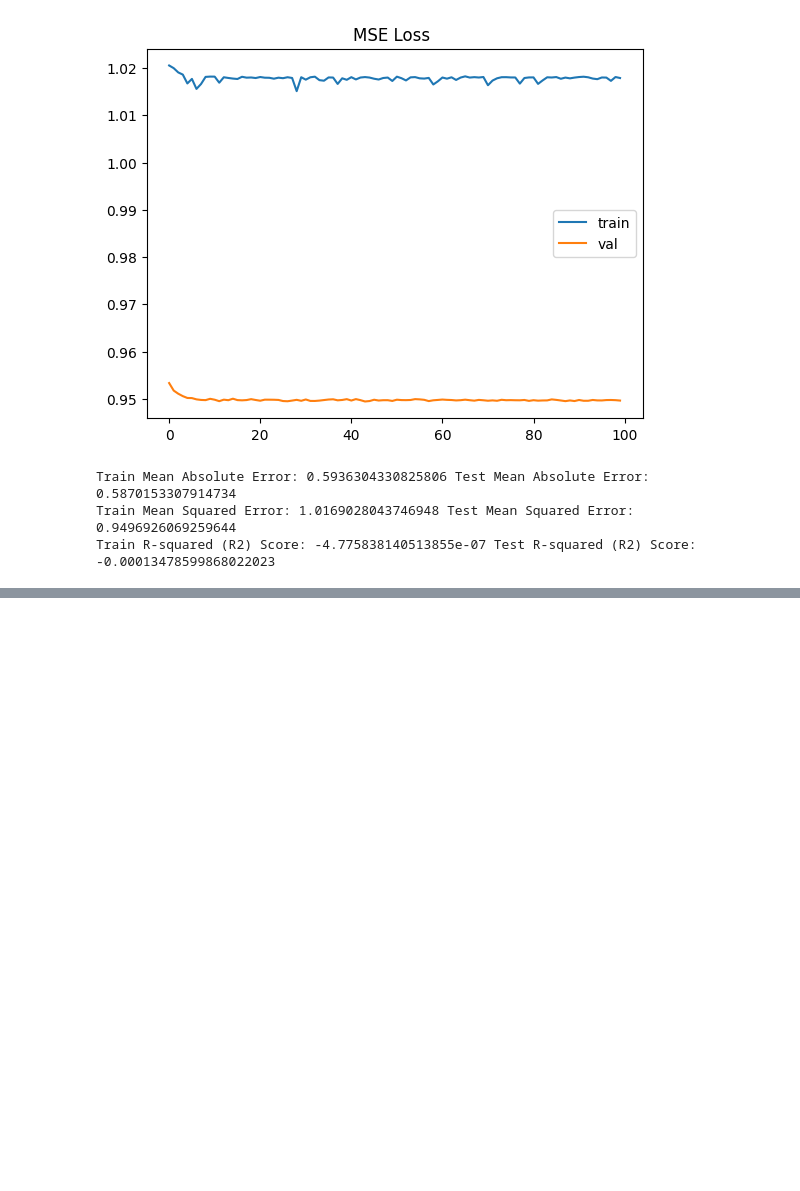
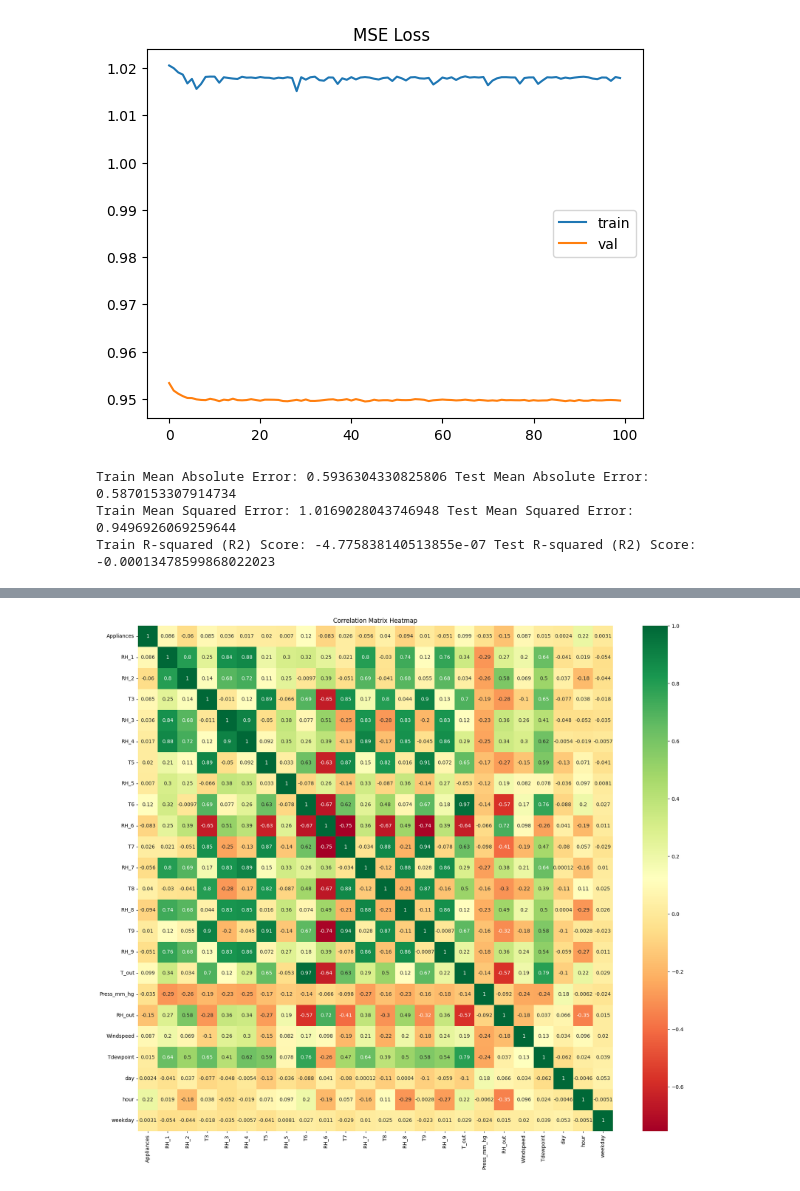
Before and after one commit to plokm008/d7041e-applied-ai-mini-project-13, a Jupyter notebook: d7041e-applied-ai-mini-project-13.ipynb, the cells around one changed output, grey strips where cells are left out. Saved outputs shown, nothing was run; the diff lists cells and outputs as text; code cells hidden in the pictures; blank space fills up the shorter version.

```diff
--- a/d7041e-applied-ai-mini-project-13.ipynb
+++ b/d7041e-applied-ai-mini-project-13.ipynb
@@ -1562,0 +1636,7 @@ torch.save(best_model.state_dict(), 'lstm.pt')
+# %%
+# select features based on feature importance, chi-square and anova feature engineering
+data_selectfeatures = data[['Appliances', 'RH_1', 'RH_2', 'T3', 'RH_3',
+       'RH_4', 'T5', 'RH_5', 'T6', 'RH_6', 'T7', 'RH_7', 'T8', 'RH_8', 'T9',
+       'RH_9', 'T_out', 'Press_mm_hg', 'RH_out', 'Windspeed',
+       'Tdewpoint', 'day', 'hour', 'weekday']]
+data_selectfeatures
@@ -1562,0 +1657,9 @@ torch.save(best_model.state_dict(), 'lstm.pt')
+# %%
+# Correlation Heatmap visualization code
+correlation_matrix = data_selectfeatures.corr()
+plt.figure(figsize=(21, 18))
+sns.heatmap(correlation_matrix, annot=True, cmap="RdYlGn")
+plt.title("Correlation Matrix Heatmap")
+plt.show()
+# %% [output]
+[figure, added]
```
Also changed, not shown: parts of 61 cells of this notebook.
